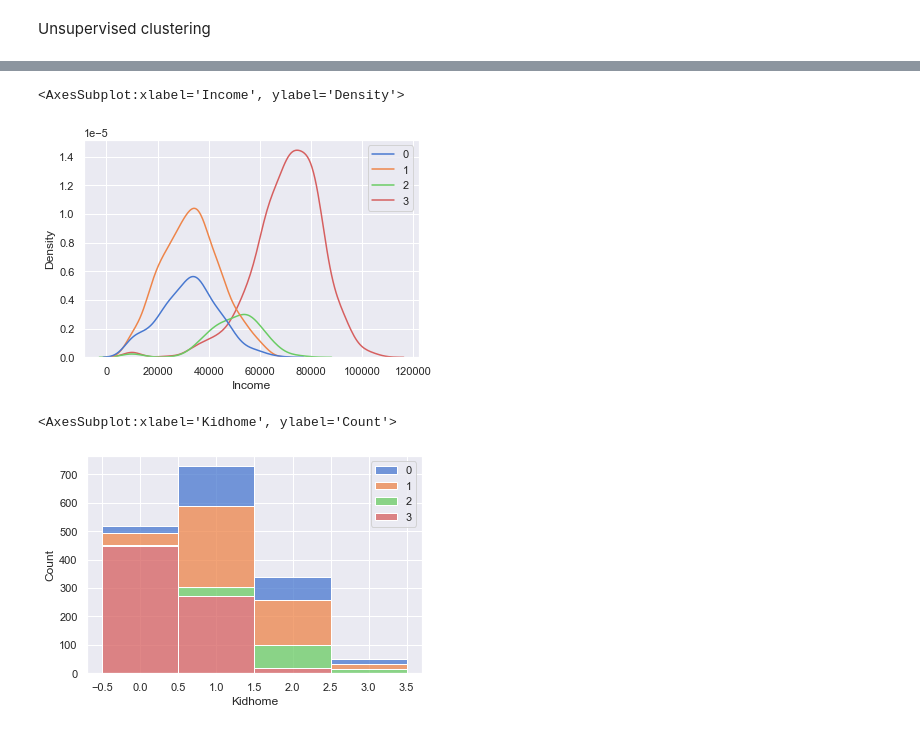
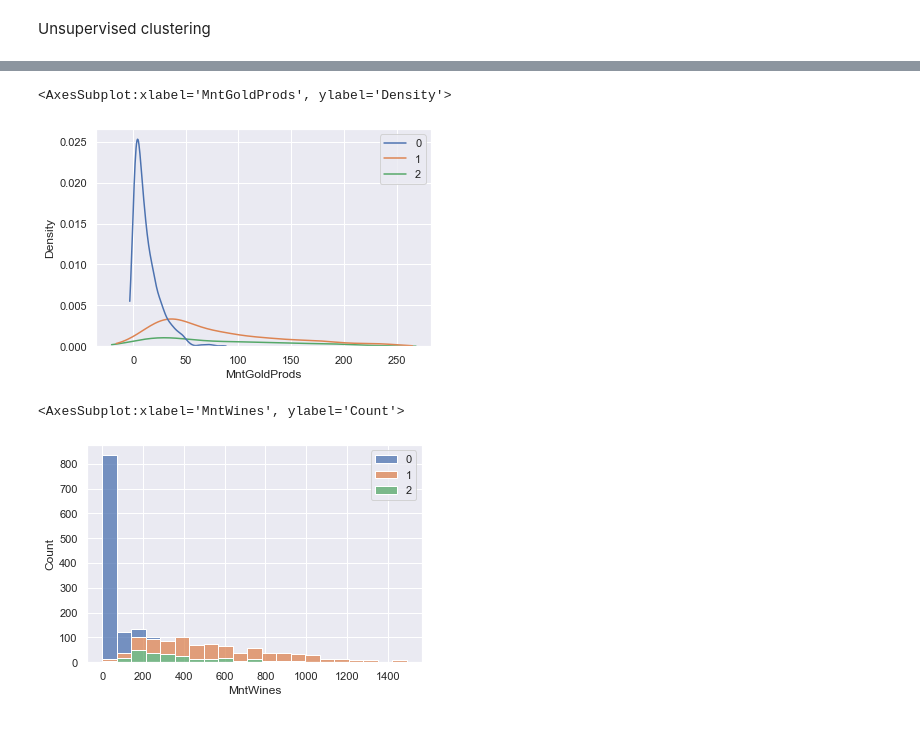
Before and after one commit to SandroMartens/sturdy-bassoon, a Jupyter notebook: kundenanalyse/analyse.ipynb, the cells around one changed output, grey strips where cells are left out. Saved outputs shown, nothing was run; the diff lists cells and outputs as text; code cells hidden in the pictures.

```diff
--- a/kundenanalyse/analyse.ipynb
+++ b/kundenanalyse/analyse.ipynb
@@ -85,3 +96,8 @@ data = robust_scale(data)
+# %%
+model = VarianceThreshold(0.2)
+data = robust_scale(data)
+data = model.fit_transform(data)
+data_columns = model.get_feature_names_out(data_columns)
 # %% [markdown]
 EDA
 # %%
@@ -98,0 +117,20 @@ sns.clustermap(
+# %%
+fa = FactorAnalysis(
+    n_components=4,
+    # alpha=0.5,
+    # n_jobs=-1
+    rotation="varimax"
+    )
+fa.fit(data)
+
+plt.figure(figsize=(10,5))
+sns.heatmap(
+    pd.DataFrame(fa.components_, columns=data_columns),
+    square=True,
+    cbar_kws={"orientation": "horizontal",
+        "location":"top"
+       },
+    linewidths=1,
+    center=0)
+
+plt.xticks(rotation=45, horizontalalignment="right")
@@ -105,12 +162,14 @@ sns.clustermap(
 Map to two dimensions
 # %%
 reducer = UMAP(
-    n_components=4,
+    n_components=3,
+    local_connectivity=1,
     min_dist=0,
-    n_neighbors=30,
+    n_neighbors=50,
     densmap=True,
     metric="cosine",
-    target_metric="l2",
+    target_metric="l1",
+    target_weight=0.3,
     unique=True,
     random_state=random_state
 )
@@ -138,8 +198,7 @@ Unsupervised clustering
 # %%
 clusterer = HDBSCAN(
     min_cluster_size=100,
-    min_samples=10,
-    # metric="correlation"
+    min_samples=5,
 )
 
 clusters = clusterer.fit_predict(embedding)
@@ -178,27 +357,23 @@ sns.kdeplot(
 # %%
 sns.kdeplot(
-    x=data_original[clusters!=-1].Income+1,
-    # x="Income",
+    data=data_original[clusters!=-1],
+    x="MntGoldProds",
     hue=clusters[clusters!=-1],
-    # multiple="fill",
-    palette="muted",
+    cut=1,
+    palette="deep",
 )
 # %% [output]
-<AxesSubplot:xlabel='Income', ylabel='Density'>
+<AxesSubplot:xlabel='MntGoldProds', ylabel='Density'>
-[figure, old version]
+[figure, new version]
 # %%
 sns.histplot(
-    data=data_original[clusters!=-1],
-    x="Kidhome",
+    data=pd.DataFrame(data_original)[clusters!=-1],
+    x="MntWines",
     hue=clusters[clusters!=-1],
     multiple="stack",
-    palette="muted",
-    bins=50,
-    element="bars",
-    discrete=True,
-    # kde=True,
-    # log_scale=True
+    # discrete=True,
+    palette="deep",
 )
 # %% [output]
-<AxesSubplot:xlabel='Kidhome', ylabel='Count'>
+<AxesSubplot:xlabel='MntWines', ylabel='Count'>
-[figure, old version]
+[figure, new version]
```
Also changed, not shown: parts of 31 cells of this notebook.
